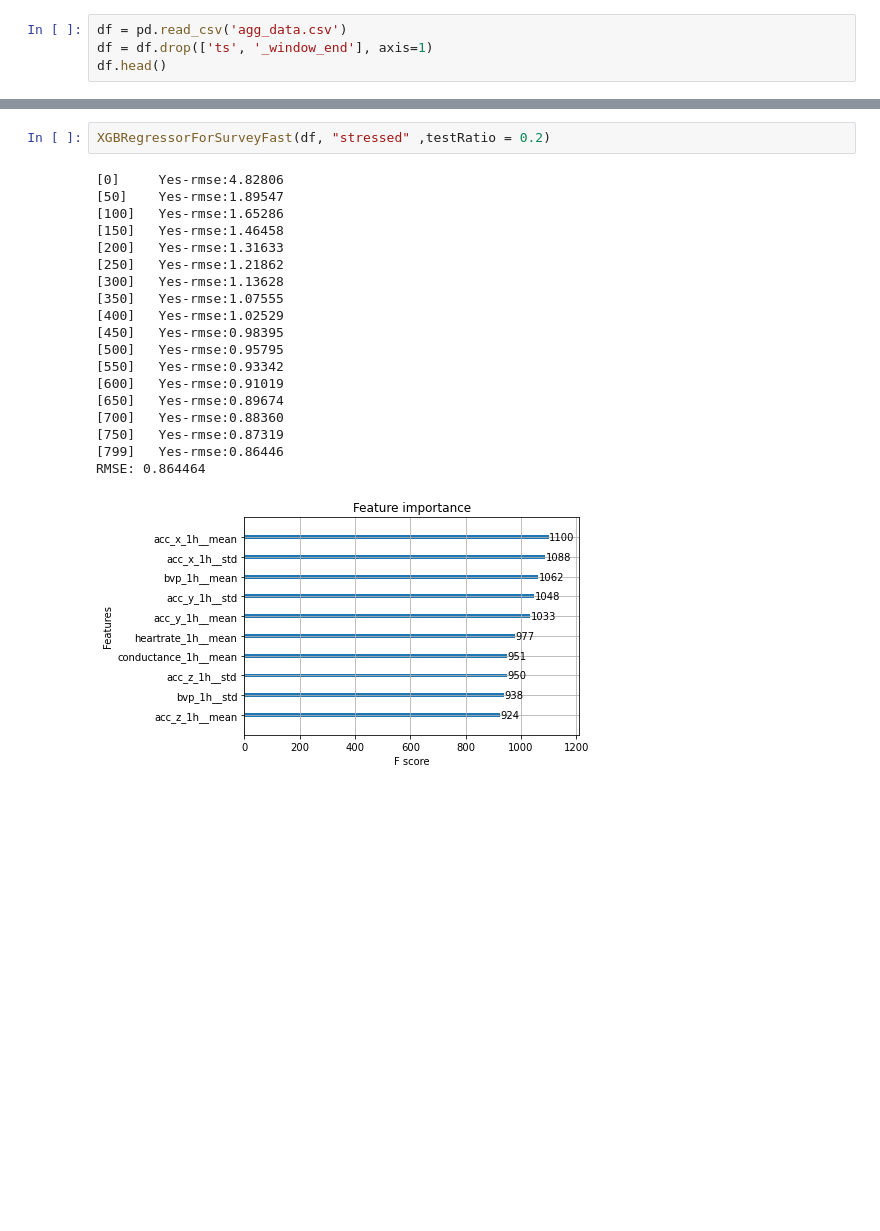
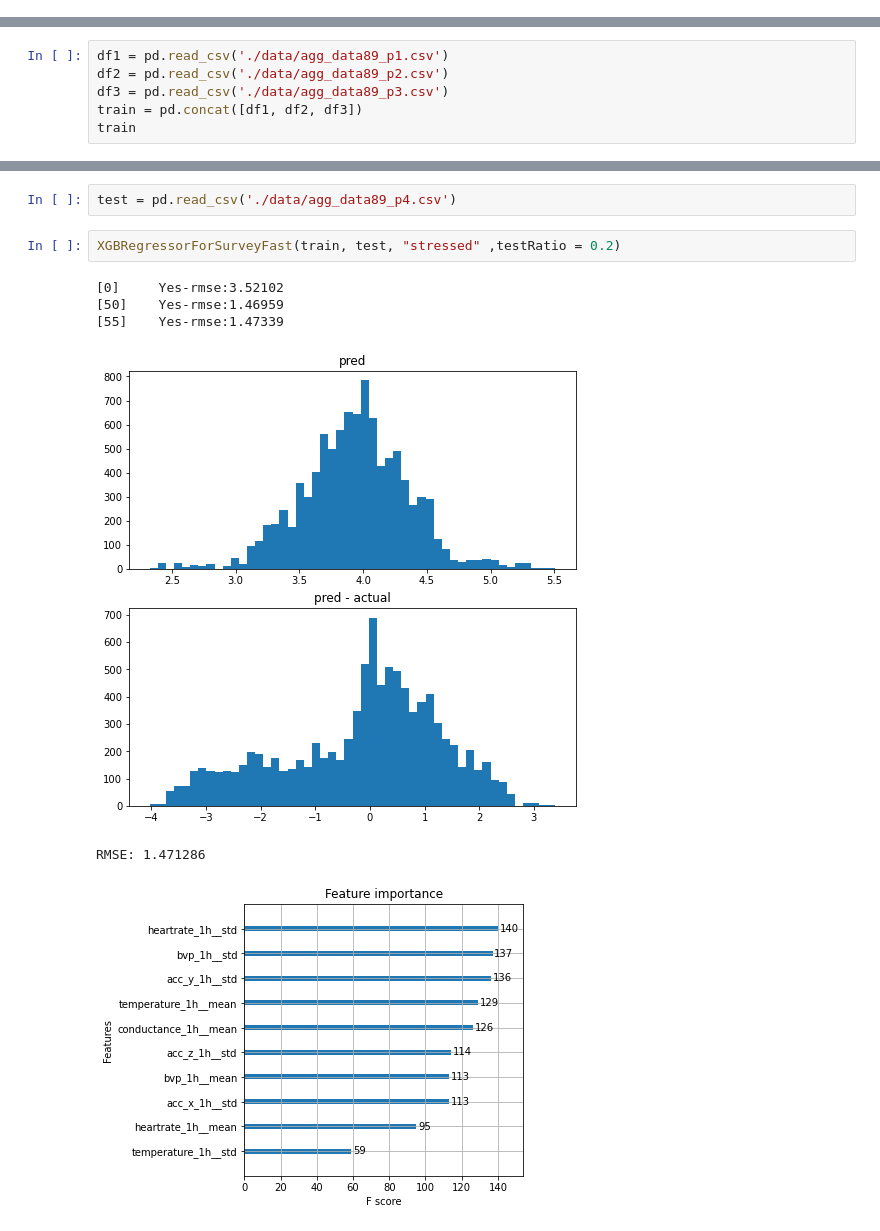
Before and after one commit to y79tian/ds_project, a Jupyter notebook: XGBRegressorSimple.ipynb, the cells around one changed output, grey strips where cells are left out. Cells and saved outputs as stored; diff of their text form; blank space fills up the shorter version.

```diff
--- a/XGBRegressorSimple.ipynb
+++ b/XGBRegressorSimple.ipynb
@@ -120,4 +0,0 @@ def XGBRegressorForSurveyFast (df, emotion ,testRatio = 0.2, learning_rate = 0.1
-# %%
-df = pd.read_csv('agg_data.csv')
-df = df.drop(['ts', '_window_end'], axis=1)
-df.head()
@@ -131,0 +92,6 @@ df.head()
+# %%
+df1 = pd.read_csv('./data/agg_data89_p1.csv')
+df2 = pd.read_csv('./data/agg_data89_p2.csv')
+df3 = pd.read_csv('./data/agg_data89_p3.csv')
+train = pd.concat([df1, df2, df3])
+train
@@ -132,22 +112,11 @@ df.head()
+# %%
+test = pd.read_csv('./data/agg_data89_p4.csv')
 # %%
-XGBRegressorForSurveyFast(df, "stressed" ,testRatio = 0.2)
+XGBRegressorForSurveyFast(train, test, "stressed" ,testRatio = 0.2)
 # %% [output]
-[0]     Yes-rmse:4.82806
-[50]    Yes-rmse:1.89547
-[100]   Yes-rmse:1.65286
-[150]   Yes-rmse:1.46458
-[200]   Yes-rmse:1.31633
-[250]   Yes-rmse:1.21862
-[300]   Yes-rmse:1.13628
-[350]   Yes-rmse:1.07555
-[400]   Yes-rmse:1.02529
-[450]   Yes-rmse:0.98395
-[500]   Yes-rmse:0.95795
-[550]   Yes-rmse:0.93342
-[600]   Yes-rmse:0.91019
-[650]   Yes-rmse:0.89674
-[700]   Yes-rmse:0.88360
-[750]   Yes-rmse:0.87319
-[799]   Yes-rmse:0.86446
-RMSE: 0.864464
+[0]     Yes-rmse:3.52102
+[50]    Yes-rmse:1.46959
+[55]    Yes-rmse:1.47339
-[figure, old version]
+[figure, new version]
+RMSE: 1.471286
+[figure, added]
```
Also changed, not shown: parts of 10 cells of this notebook.
